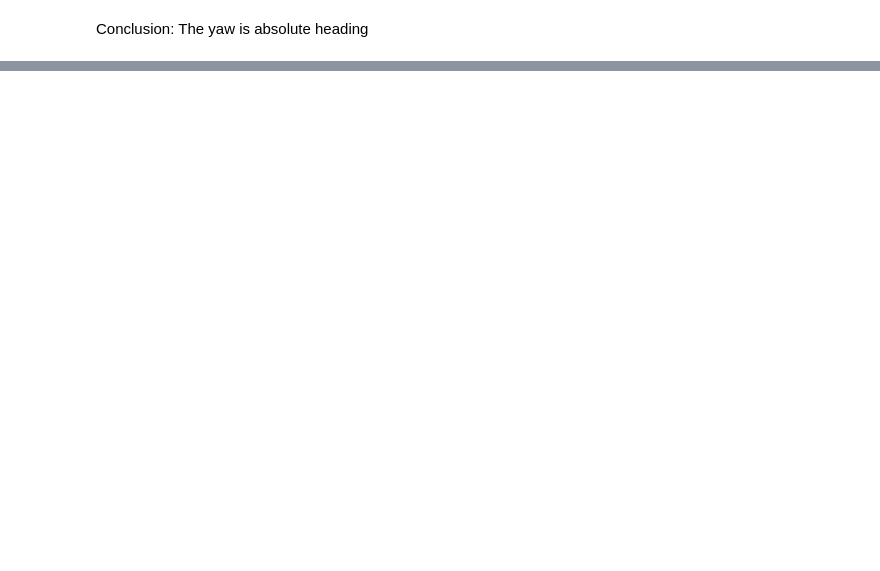
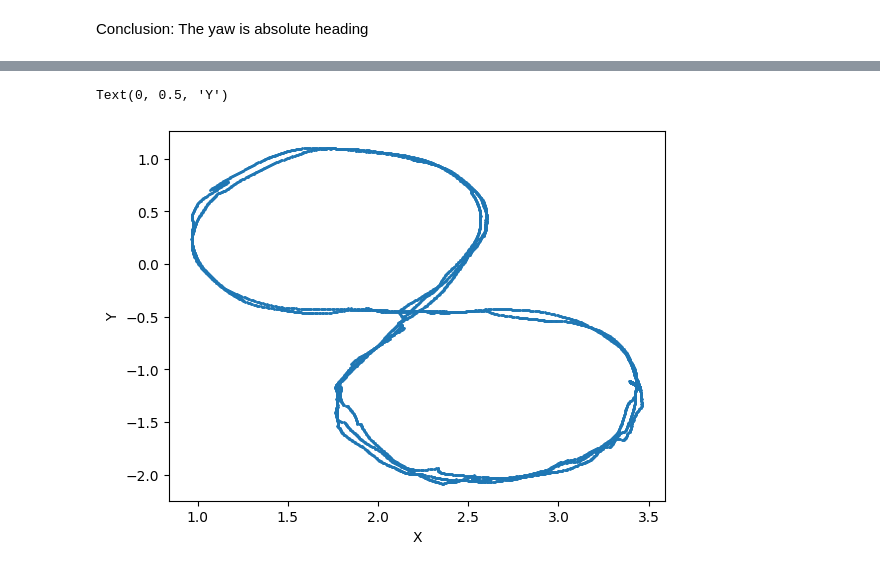
Before and after one commit to shilpa2301/Reinforcement_Learning_project, a Jupyter notebook: Data_visualization/data_visualization.ipynb, the cells around one changed output, grey strips where cells are left out. Drawn from its saved outputs; the diff is of its cells as text; code cells hidden in the pictures; blank space fills up the shorter version.

```diff
--- a/Data_visualization/data_visualization.ipynb
+++ b/Data_visualization/data_visualization.ipynb
@@ -67,0 +157,9 @@ Conclusion: The yaw is absolute heading
+# %%
+plt.scatter(interpolated_x, interpolated_y, s=1)
+#plt.scatter(x, y,  'r-', label='Interpolated Data')
+# Set labels for the x and y axes
+plt.xlabel('X')
+plt.ylabel('Y')
+# %% [output]
+Text(0, 0.5, 'Y')
+[figure, added]
```
Also changed, not shown: parts of 11 cells of this notebook.
